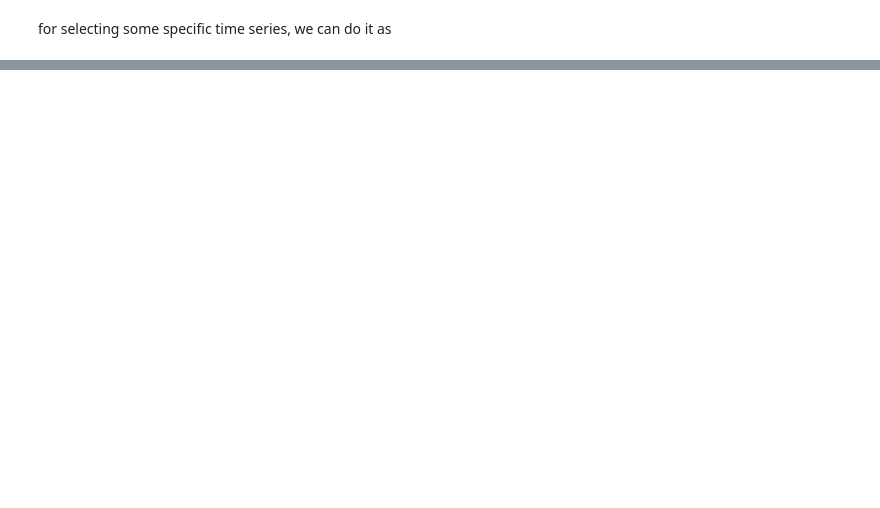
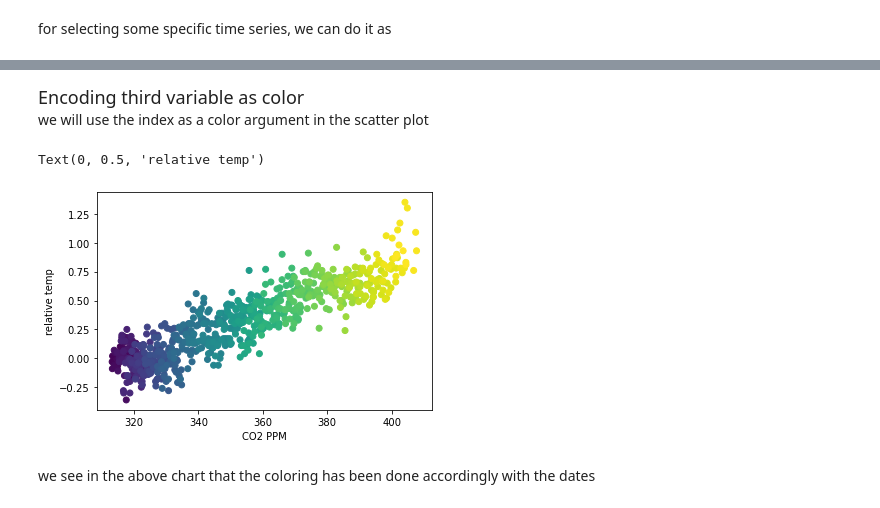
Before and after one commit to Wisal-Mukhtiar/Python-Practices, a Jupyter notebook: data_visualization/quantitative_comparisons_scatter_plots.ipynb, the cells around one changed output, grey strips where cells are left out. Cells and saved outputs as stored; diff of their text form; code cells hidden in the pictures; blank space fills up the shorter version.

Commit message:
adding third var as colour

```diff
--- a/data_visualization/quantitative_comparisons_scatter_plots.ipynb
+++ b/data_visualization/quantitative_comparisons_scatter_plots.ipynb
@@ -24,0 +33,15 @@ ax.scatter(eightees['co2'], eightees['relative_temp'], label='80s')
+# %% [markdown]
+<font size='4'> Encoding third variable as color </font><br>
+we will use the index as a color argument in the scatter plot
+# %%
+# adding c method
+fig, ax = plt.subplots()
+
+ax.scatter(climate['co2'], climate['relative_temp'], c=climate.index)
+ax.set_xlabel('CO2 PPM')
+ax.set_ylabel('relative temp')
+# %% [output]
+Text(0, 0.5, 'relative temp')
+[figure, added]
+# %% [markdown]
+we see in the above chart that the coloring has been done accordingly with the dates
```
Also changed, not shown: parts of 4 cells of this notebook.
